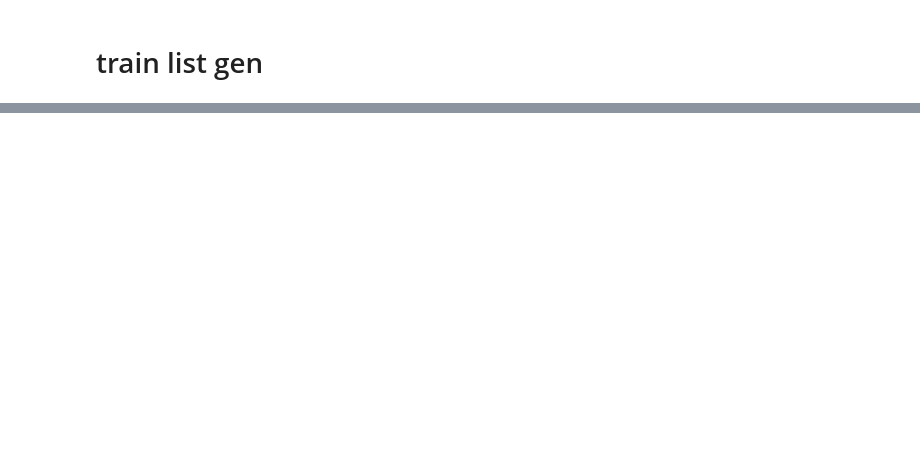
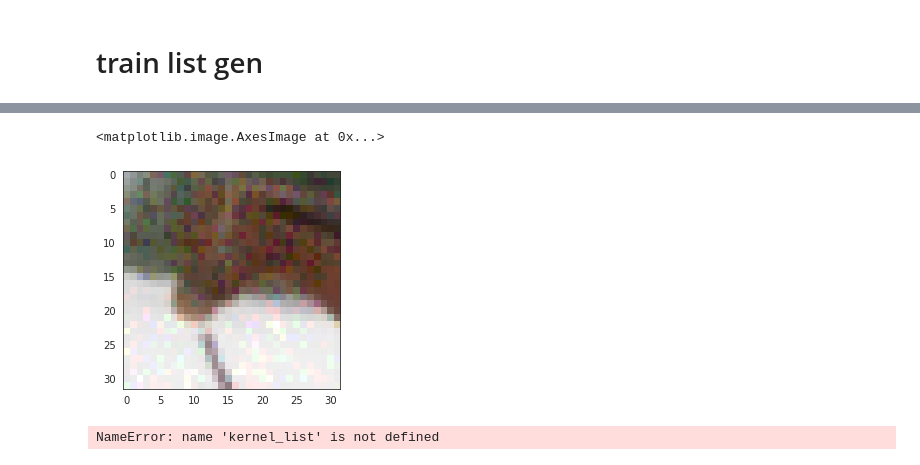
Before and after one commit to jacsaddict/ntk-adversarial-attack, a Jupyter notebook: adversarial-attack-col-wise-cifar10-dense.ipynb, the cells around one changed output, grey strips where cells are left out. Saved outputs shown, nothing was run; the diff lists cells and outputs as text; code cells hidden in the pictures; blank space fills up the shorter version.

```diff
--- a/adversarial-attack-col-wise-cifar10-dense.ipynb
+++ b/adversarial-attack-col-wise-cifar10-dense.ipynb
@@ -764,0 +580,11 @@ col:  0.01590081896939719
+# %%
+# PGD 1000
+key, new_key = random.split(key)
+c = c_sample.reshape((1, -1))
+adv_x_PGD_1000, c = projected_gradient_descent(model_fn=model_fn, kernel_fn=kernel_fn, obj_fn='test_col',
+                                              grads_fn=test_col_wise_grads_fn, grads_c_fn=test_col_wise_c_grads_fn,
+                                              x_train=x_train, y_train=y_train, x_test=x_test, y=y_test, t=t, c=c, update_c=3,
+                                              eps=eps, eps_iter=eps_iter_100, nb_iter=1000,
+                                              clip_min=0, clip_max=1, rand_init=None, rand_minmax=eps)
+
+evaluate(x_train, adv_x_PGD_1000, model_fn=model_fn, kernel_fn=kernel_fn, t=t, c=c, attack_type='PGD-1000')
@@ -786,0 +671,62 @@ plt.imshow(x_test_list[3][6].reshape((32 ,32, 3)))
+# %%
+plt.imshow(adv_x_PGD_1000[0].reshape((32, 32, 3)), vmin=0, vmax=1)
+# %% [output]
+<matplotlib.image.AxesImage at 0x...>
+[figure, added]
+# %%
+t = None
+c = np.zeros((1, train_size)) + 0.00387526
+update_c_list = [1, 2, 4, 8, 16, 32, 64]
+loss_type = ['cross-entropy', 'mse']
+
+x_test_list = []
+c_list = []
+
+
+# Clean
+evaluate(x_train, x_test, model_fn=model_fn, kernel_fn=kernel_list[1], t=t, c=0, attack_type='Clean')
+x_test_list.append(x_test)
+c_list.append(c)
+
+
+# FGSM
+adv_x, c = fast_gradient_method(model_fn=model_fn, kernel_fn=kernel_list[1], obj_fn='test_c',
+                                grads_fn=test_col_wise_grads_fn, grads_c_fn=test_col_wise_c_grads_fn,
+                                x_train=x_train, y_train=y_train, x_test=x_test, y=y_test, t=t, c=c,
+                                loss=loss_type[0], eps=eps, clip_min=0, clip_max=1)
+
+evaluate(x_train, adv_x, model_fn=model_fn, kernel_fn=kernel_list[1], t=t, c=c, attack_type='FGSM')
+x_test_list.append(adv_x)
+c_list.append(c)
+
+for update_c in update_c_list:
+    # PGD 10
+    print('update_c:', update_c)
+    key, new_key = random.split(key)
+    c = np.zeros((1, train_size)) + 0.00387526
+    adv_x, c = projected_gradient_descent(model_fn=model_fn, kernel_fn=kernel_list[1], obj_fn='test_c',
+                                          grads_fn=test_col_wise_grads_fn, grads_c_fn=test_col_wise_c_grads_fn,
+                                          x_train=x_train, y_train=y_train, x_test=x_test, y=y_test, t=t, c=c, update_c=update_c,
+                                          loss=loss_type[0], eps=eps, eps_iter=eps_iter_10, nb_iter=10,
+                                          clip_min=0, clip_max=1, rand_init=None, rand_minmax=eps)
+
+    evaluate(x_train, adv_x, model_fn=model_fn, kernel_fn=kernel_list[1], t=t, c=c, attack_type='PGD-10')
+    x_test_list.append(adv_x)
+    c_list.append(c)
+
+for update_c in update_c_list:
+    # PGD 100
+    print('update_c:', update_c)
+    key, new_key = random.split(key)
+    c = np.zeros((1, train_size)) + 0.00387526
+    adv_x, c = projected_gradient_descent(model_fn=model_fn, kernel_fn=kernel_list[1], obj_fn='test_c',
+                                          grads_fn=test_col_wise_grads_fn, grads_c_fn=test_col_wise_c_grads_fn,
+                                          x_train=x_train, y_train=y_train, x_test=x_test, y=y_test, t=t, c=c, update_c=update_c,
+                                          loss=loss_type[0], eps=eps, eps_iter=eps_iter_100, nb_iter=100,
+                                          clip_min=0, clip_max=1, rand_init=None, rand_minmax=eps)
+
+    evaluate(x_train, adv_x, model_fn=model_fn, kernel_fn=kernel_list[1], t=t, c=c, attack_type='PGD-100')
+    x_test_list.append(adv_x)
+    c_list.append(c)
+# %% [output]
+NameError: name 'kernel_list' is not defined
```
Also changed, not shown: parts of 60 cells of this notebook, 2 other files.
